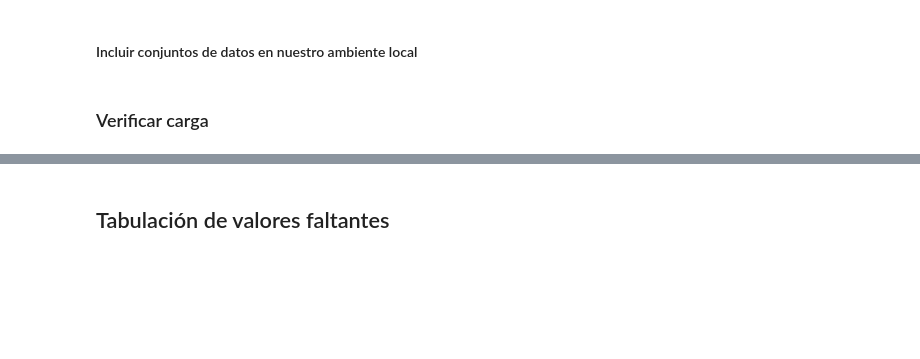
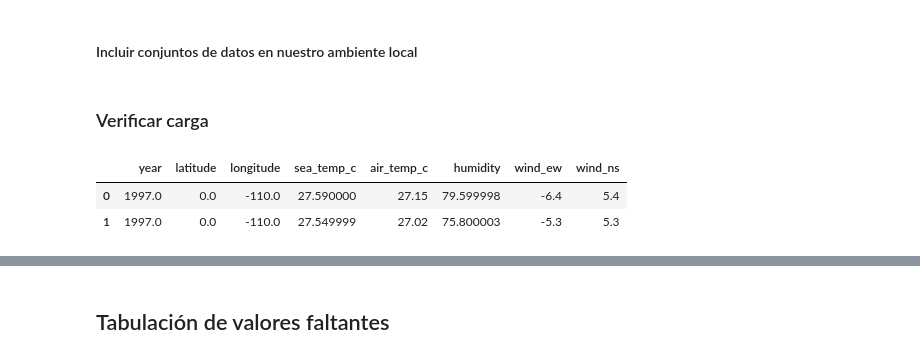
Before and after one commit to DiegoLerma/manejo_valores_faltantes_python, a Jupyter notebook: notebooks/live-exploration-missing-values.ipynb, the cells around one changed output, grey strips where cells are left out. Drawn from its saved outputs; the diff is of its cells as text; code cells hidden in the pictures; blank space fills up the shorter version.

```diff
--- a/notebooks/live-exploration-missing-values.ipynb
+++ b/notebooks/live-exploration-missing-values.ipynb
@@ -69,2 +215,8 @@ sns.set_style("whitegrid")
 # %% [markdown]
 ### Verificar carga
+# %%
+oceanbuoys_df.head(2)
+# %% [output]
+|  | year | latitude | longitude | sea_temp_c | air_temp_c | humidity | wind_ew | wind_ns |
+| 0 | 1997.0 | 0.0 | -110.0 | 27.590000 | 27.15 | 79.599998 | -6.4 | 5.4 |
+| 1 | 1997.0 | 0.0 | -110.0 | 27.549999 | 27.02 | 75.800003 | -5.3 | 5.3 |
```
Also changed, not shown: parts of 23 cells of this notebook, 21 other files.
